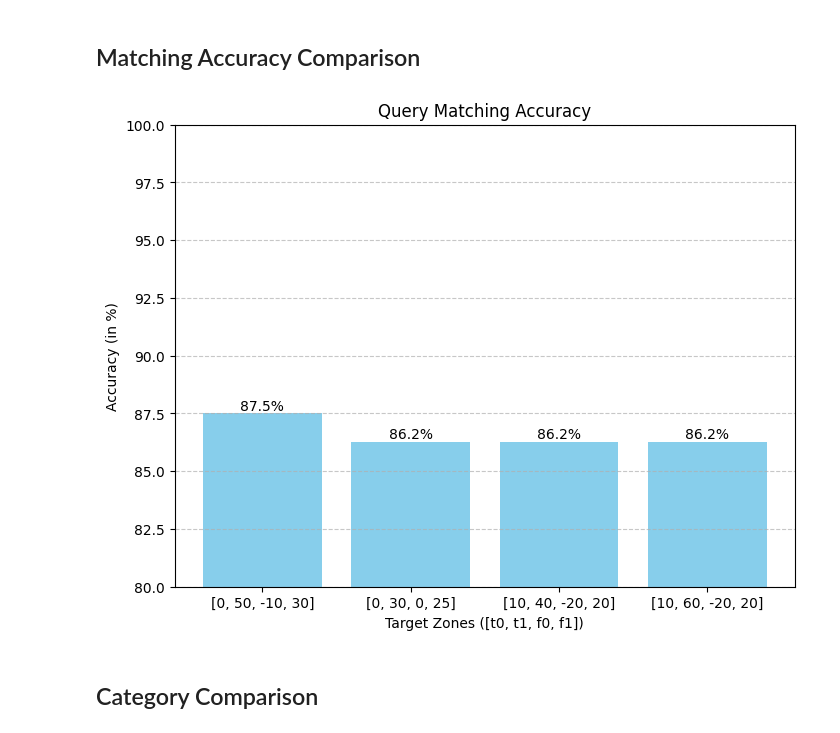
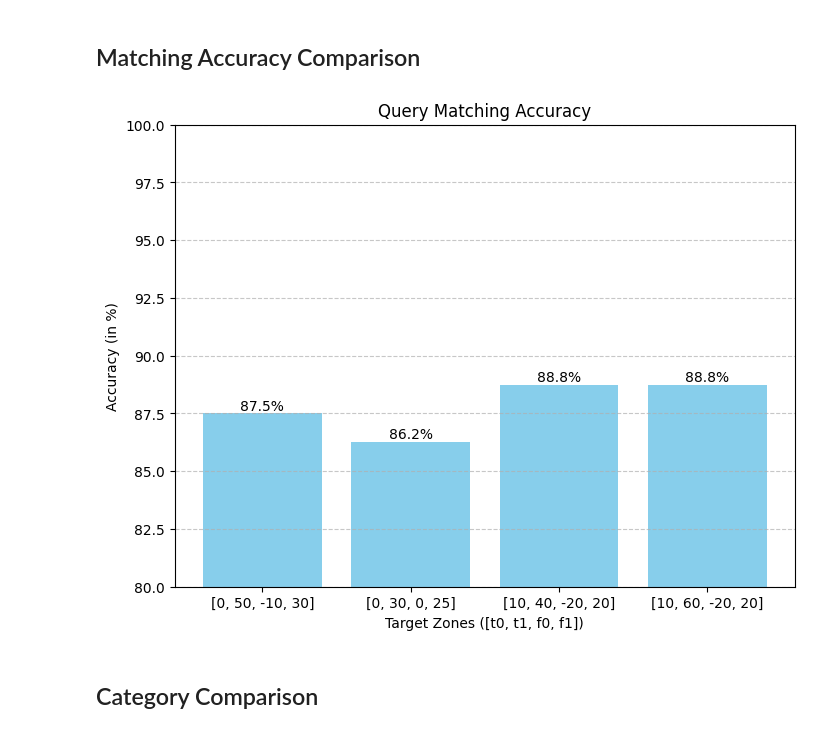
Before and after one commit to Konstiu/Music-Information-Retrieval, a Jupyter notebook: MS2.2.ipynb, the cells around one changed output. Saved outputs shown, nothing was run; the diff lists cells and outputs as text; code cells hidden in the pictures.

```diff
--- a/MS2.2.ipynb
+++ b/MS2.2.ipynb
@@ -295,25 +295,45 @@ import re
 import random
 
 def extract_numeric_id(filename):
-    """
-    Example:
-      - 'queries/1269810_original.mp3' => '1269810'
-      - 'tracks/1269810.mp3'           => '1269810'
-    Adjust to your naming conventions as needed.
-    """
     match = re.search(r'(\d+)', filename)
     return match.group(1) if match else None
+# %%
+def extract_query_type(filename):
+    match = re.search(r"queries/\d+_(.*)\.mp3", filename)
+    return match.group(1) if match else None
 # %%
 def get_accuracy(queries, bestmatches):
     match_count = 0
+    original_count = 0
+    noise_count = 0
+    coding_count = 0
+    mobile_count = 0
+
     for query_name in queries:
             track_id, _, _, _, d = bestmatches[query_name]  # Unpack values, d is the time
             is_match = int(extract_numeric_id(query_name)) == track_id  # Check if IDs match
-
             if is_match:
                 match_count += 1
 
-    return match_count / len(queries)
+                # for type accuracy
+                query_type = extract_query_type(query_name)
+                if query_type == 'original':
+                    original_count += 1
+                elif query_type == 'noise':
+                    noise_count += 1
+                elif query_type == 'coding':
+                    coding_count += 1
+                elif query_type == 'mobile':
+                    mobile_count += 1
+
+
+    N = len(queries)
+    return { "total": match_count / N,
+            "original": original_count / (N/4),
+            "noise": noise_count / (N/4),
+            "coding": coding_count / (N/4),
+            "mobile": mobile_count / (N/4)
+           }
 # %% [markdown]
 ## Matching a single query
 
@@ -863,33 +886,33 @@ plt.show()
 # %%
 import matplotlib.pyplot as plt
 
-
-accuracies = [get_accuracy(queries, matches_1), get_accuracy(queries, matches_2), get_accuracy(queries, matches_2), get_accuracy(queries, matches_2)]
+get_accuracy(queries, matches_1)["total"]
+accuracies = [get_accuracy(queries, matches_1)["total"], get_accuracy(queries, matches_2)["total"], get_accuracy(queries, matches_3)["total"], get_accuracy(queries, matches_4)["total"]]
 
 # Values to plot
 labels = [(f'[{config["time_min_offset"]}, {config["time_max_offset"]}, {config["freq_min_offset"]}, {config["freq_max_offset"]}]') for config in configs]
 values = [ac*100 for ac in accuracies]
 
 
 # Creating the bar plot
 plt.figure(figsize=(8, 6))
 bars = plt.bar(labels, values, color='skyblue')
 
 # Adding percentages above the bars
 for bar, value in zip(bars, values):
     plt.text(bar.get_x() + bar.get_width() / 2, bar.get_height() + 0.02,
              f'{value:.1f}%', ha='center', va='bottom', fontsize=10)
 
 # Adding title and labels
 plt.title('Query Matching Accuracy')
 plt.xlabel('Target Zones ([t0, t1, f0, f1])')
 plt.ylabel('Accuracy (in %)')
 plt.ylim(80, 100)  # Leave some space above the bars for annotations
 plt.grid(axis='y', linestyle='--', alpha=0.7)
 
 # Display the plot
 plt.show()
 # %% [output]
-[figure, old version]
+[figure, new version]
 # %% [markdown]
 ## Category Comparison
```
Also changed, not shown: parts of 3 cells of this notebook.
